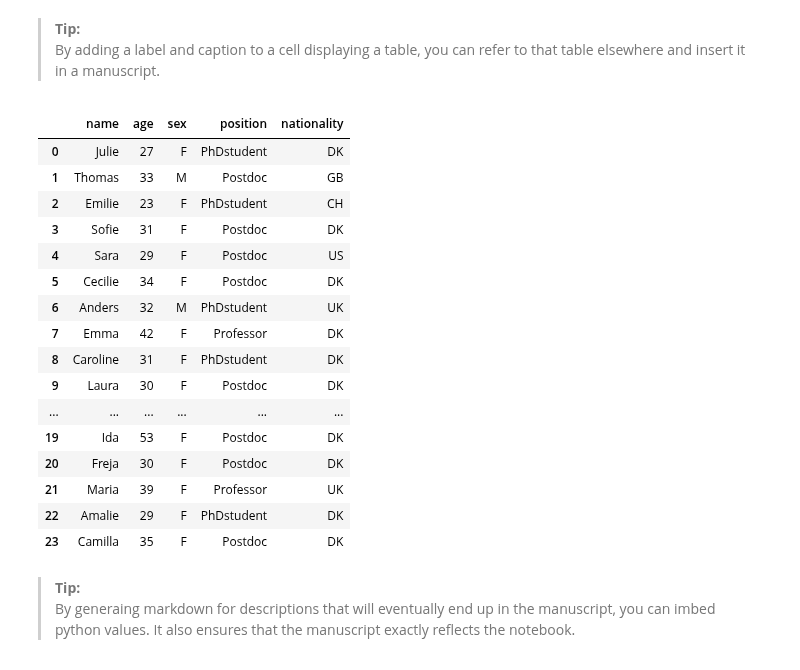
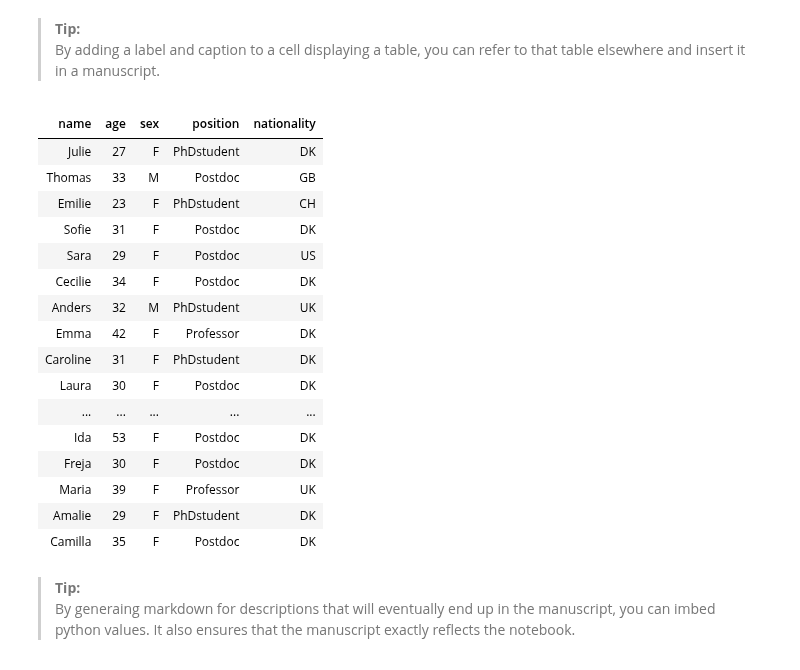
Before and after one commit to munch-group/hic-xy-sperm, a Jupyter notebook: notebooks/example.ipynb, the cells around one changed output. Cells and saved outputs as stored; diff of their text form; code cells hidden in the pictures.

```diff
--- a/notebooks/example.ipynb
+++ b/notebooks/example.ipynb
@@ -44,25 +72,28 @@ assert subjects.index.size == params.sample_size
 # %%
 #| label: tbl-subjects
 #| tbl-cap: "People included in the analysis."
-subjects
+
+# with pd.option_context('display.max_rows', None,): # prints *all* rows
+#     display(subjects.style.hide()) # .style.hide() hides the index)
+subjects.style.hide()
 # %% [output]
-|  | name | age | sex | position | nationality |
-| 0 | Julie | 27 | F | PhDstudent | DK |
-| 1 | Thomas | 33 | M | Postdoc | GB |
-| 2 | Emilie | 23 | F | PhDstudent | CH |
-| 3 | Sofie | 31 | F | Postdoc | DK |
-| 4 | Sara | 29 | F | Postdoc | US |
-| 5 | Cecilie | 34 | F | Postdoc | DK |
-| 6 | Anders | 32 | M | PhDstudent | UK |
-| 7 | Emma | 42 | F | Professor | DK |
-| 8 | Caroline | 31 | F | PhDstudent | DK |
-| 9 | Laura | 30 | F | Postdoc | DK |
-| ... | ... | ... | ... | ... | ... |
-| 19 | Ida | 53 | F | Postdoc | DK |
-| 20 | Freja | 30 | F | Postdoc | DK |
-| 21 | Maria | 39 | F | Professor | UK |
-| 22 | Amalie | 29 | F | PhDstudent | DK |
-| 23 | Camilla | 35 | F | Postdoc | DK |
+| name | age | sex | position | nationality |
+| Julie | 27 | F | PhDstudent | DK |
+| Thomas | 33 | M | Postdoc | GB |
+| Emilie | 23 | F | PhDstudent | CH |
+| Sofie | 31 | F | Postdoc | DK |
+| Sara | 29 | F | Postdoc | US |
+| Cecilie | 34 | F | Postdoc | DK |
+| Anders | 32 | M | PhDstudent | UK |
+| Emma | 42 | F | Professor | DK |
+| Caroline | 31 | F | PhDstudent | DK |
+| Laura | 30 | F | Postdoc | DK |
+| ... | ... | ... | ... | ... |
+| Ida | 53 | F | Postdoc | DK |
+| Freja | 30 | F | Postdoc | DK |
+| Maria | 39 | F | Professor | UK |
+| Amalie | 29 | F | PhDstudent | DK |
+| Camilla | 35 | F | Postdoc | DK |
 # %% [markdown]
 > **Tip:**
 > By generaing markdown for descriptions that will eventually end up in the manuscript, you can imbed python values. It also ensures that the manuscript exactly reflects the notebook.
```
Also changed, not shown: parts of 19 cells of this notebook, 26 other files.
